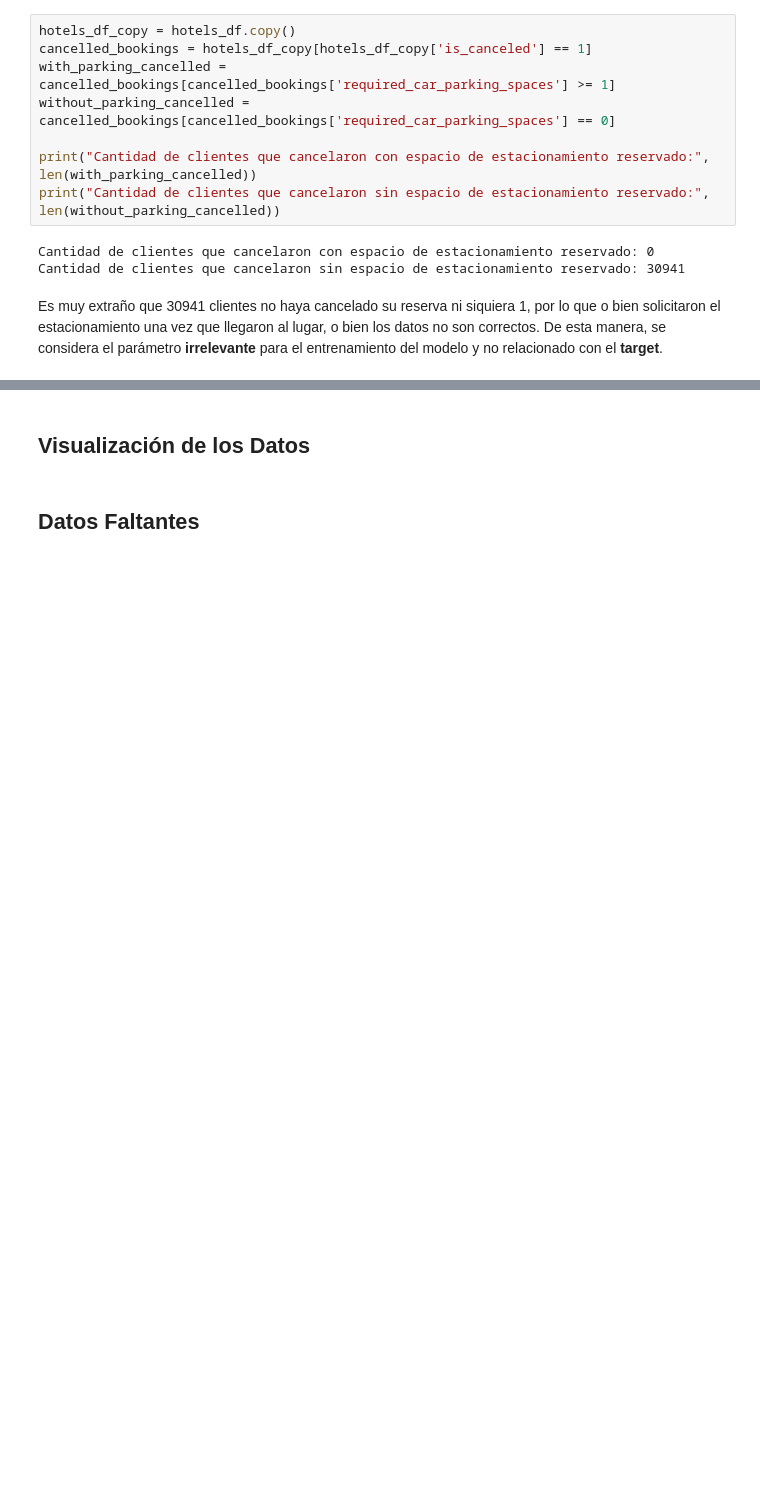
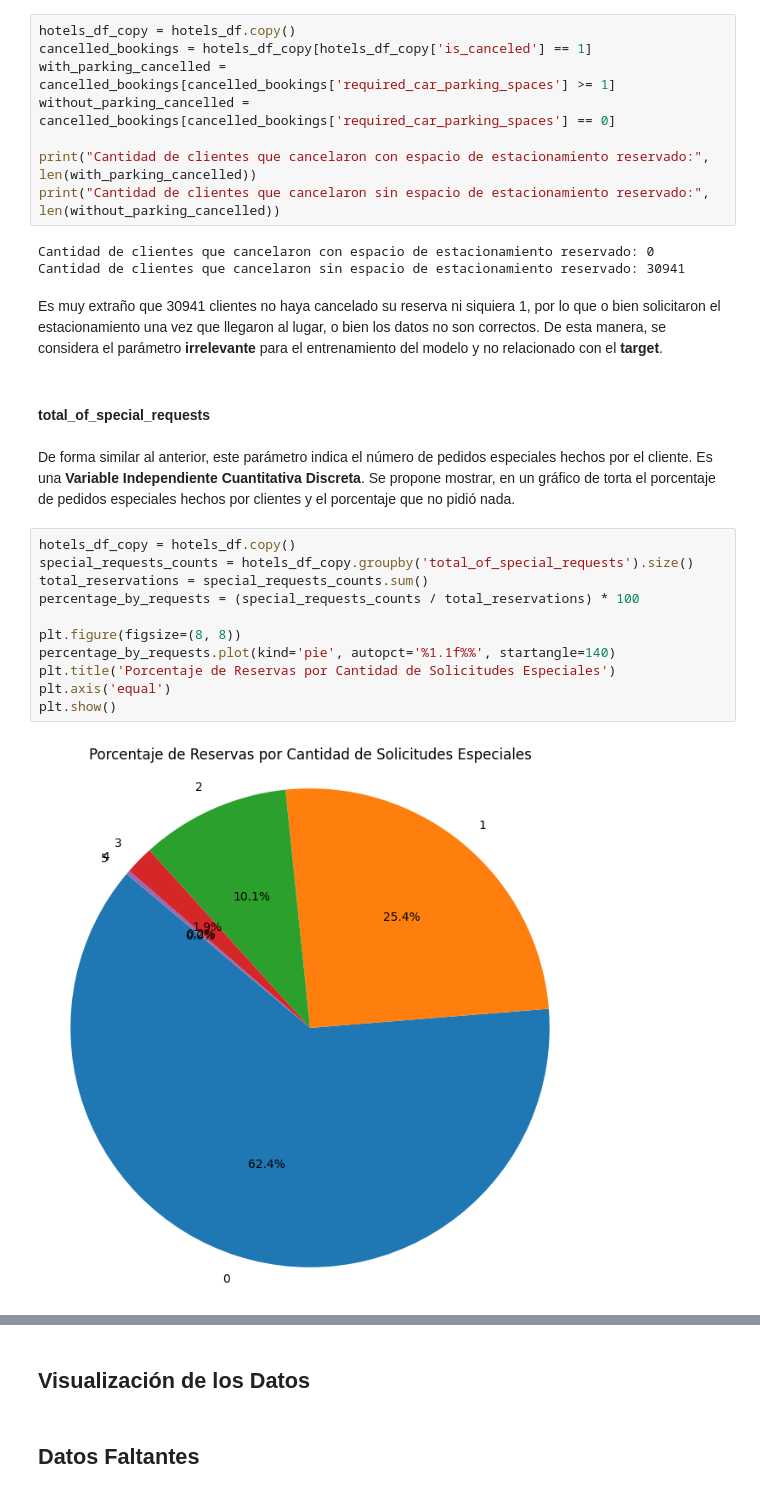
Before and after one commit to InspectorDave/OrgaDeDatos-TPs, a Jupyter notebook: 7506R_TP1_GRUPO11_CHP1_ENTREGA.ipynb, the cells around one changed output, grey strips where cells are left out. Drawn from its saved outputs; the diff is of its cells as text; blank space fills up the shorter version.

Commit message:
total_of_special_requests

```diff
--- a/7506R_TP1_GRUPO11_CHP1_ENTREGA.ipynb
+++ b/7506R_TP1_GRUPO11_CHP1_ENTREGA.ipynb
@@ -1696,3 +1696,20 @@ Cantidad de clientes que cancelaron con espacio de estacionamiento reservado: 0
 Cantidad de clientes que cancelaron sin espacio de estacionamiento reservado: 30941
 # %% [markdown]
 Es muy extraño que 30941 clientes no haya cancelado su reserva ni siquiera 1, por lo que o bien solicitaron el estacionamiento una vez que llegaron al lugar, o bien los datos no son correctos. De esta manera, se considera el parámetro **irrelevante** para el entrenamiento del modelo y no relacionado con el **target**.
+# %% [markdown]
+#### total_of_special_requests
+# %% [markdown]
+De forma similar al anterior, este parámetro indica el número de pedidos especiales hechos por el cliente. Es una **Variable Independiente Cuantitativa Discreta**. Se propone mostrar, en un gráfico de torta el porcentaje de pedidos especiales hechos por clientes y el porcentaje que no pidió nada.
+# %%
+hotels_df_copy = hotels_df.copy()
+special_requests_counts = hotels_df_copy.groupby('total_of_special_requests').size()
+total_reservations = special_requests_counts.sum()
+percentage_by_requests = (special_requests_counts / total_reservations) * 100
+
+plt.figure(figsize=(8, 8))
+percentage_by_requests.plot(kind='pie', autopct='%1.1f%%', startangle=140)
+plt.title('Porcentaje de Reservas por Cantidad de Solicitudes Especiales')
+plt.axis('equal')
+plt.show()
+# %% [output]
+[figure, added]
```
Also changed, not shown: parts of 5 cells of this notebook.
